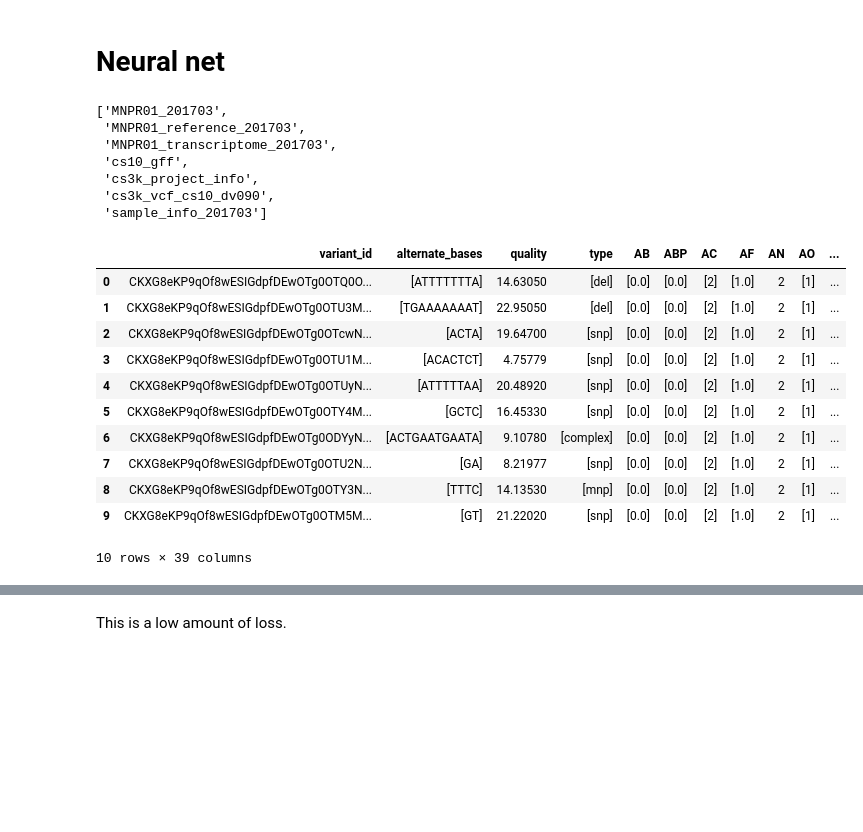
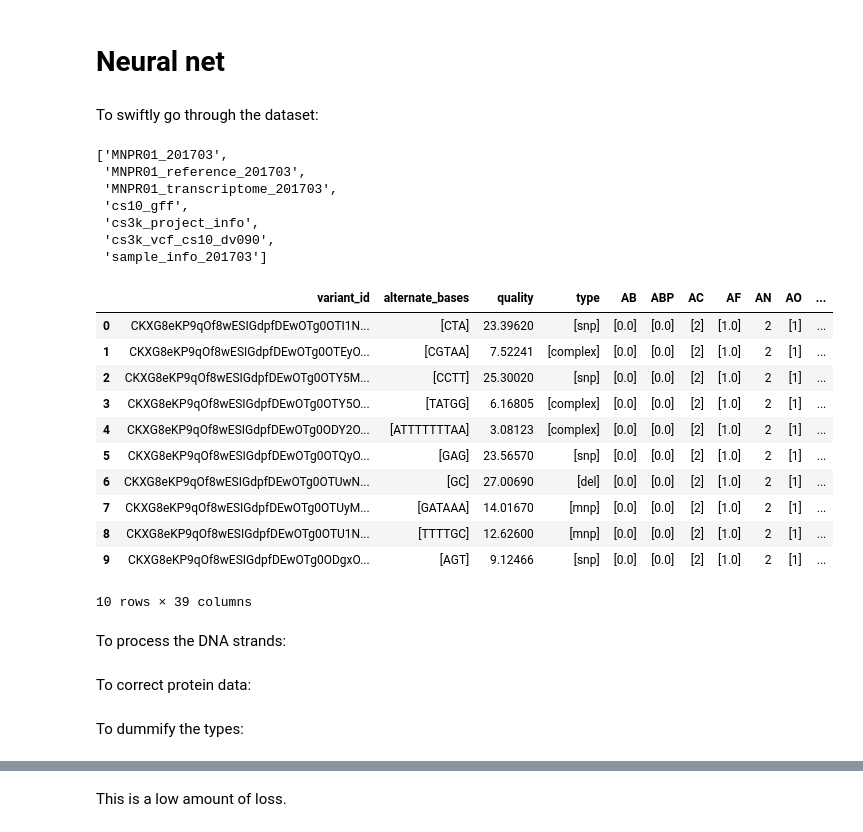
Before and after one commit to Ishancorp/marijuana_genomes_analysis, a Jupyter notebook: notebooks/neural net.ipynb, the cells around one changed output, grey strips where cells are left out. Cells and saved outputs as stored; diff of their text form; code cells hidden in the pictures; blank space fills up the shorter version.

```diff
--- a/notebooks/neural net.ipynb
+++ b/notebooks/neural net.ipynb
@@ -12,6 +12,8 @@ from tensorflow.keras.layers import Layer, Dense, Dropout, Bidirectional, Embedd
 from tensorflow.keras.optimizers import Adam
 genomes = bq_helper.BigQueryHelper(active_project="bigquery-public-data",
                                    dataset_name="genomics_cannabis")
+# %% [markdown]
+To swiftly go through the dataset:
 # %%
 bq_assistant = BigQueryHelper("bigquery-public-data", "genomics_cannabis")
 bq_assistant.list_tables()
@@ -26,33 +28,37 @@ bq_assistant.list_tables()
 # %%
 query = """SELECT
   variant_id, alternate_bases, quality, type,
   AB, ABP, AC, AF, AN, AO, DP, DPB, DPRA, EPP,
   EPPR, GTI, MQM, MQMR, NS, NUMALT, ODDS, PAO,
   PQA, PQR, PRO, QA, QR, RO, RPL, RPP, RPPR,
   RPR, RUN, SAF, SAP, SAR, SRF, SRP, SRR
 FROM
   `bigquery-public-data.genomics_cannabis.MNPR01_201703` v
-limit 100000;"""
+limit 500000;"""
 response = genomes.query_to_pandas_safe(query, max_gb_scanned=100)
 response.head(10)
 # %% [output]
 |  | variant_id | alternate_bases | quality | type | AB | ABP | AC | AF | AN | AO | ... |
-| 0 | CKXG8eKP9qOf8wESIGdpfDEwOTg0OTQ0O... | [ATTTTTTTA] | 14.63050 | [del] | [0.0] | [0.0] | [2] | [1.0] | 2 | [1] | ... |
-| 1 | CKXG8eKP9qOf8wESIGdpfDEwOTg0OTU3M... | [TGAAAAAAAT] | 22.95050 | [del] | [0.0] | [0.0] | [2] | [1.0] | 2 | [1] | ... |
-| 2 | CKXG8eKP9qOf8wESIGdpfDEwOTg0OTcwN... | [ACTA] | 19.64700 | [snp] | [0.0] | [0.0] | [2] | [1.0] | 2 | [1] | ... |
-| 3 | CKXG8eKP9qOf8wESIGdpfDEwOTg0OTU1M... | [ACACTCT] | 4.75779 | [snp] | [0.0] | [0.0] | [2] | [1.0] | 2 | [1] | ... |
-| 4 | CKXG8eKP9qOf8wESIGdpfDEwOTg0OTUyN... | [ATTTTTAA] | 20.48920 | [snp] | [0.0] | [0.0] | [2] | [1.0] | 2 | [1] | ... |
-| 5 | CKXG8eKP9qOf8wESIGdpfDEwOTg0OTY4M... | [GCTC] | 16.45330 | [snp] | [0.0] | [0.0] | [2] | [1.0] | 2 | [1] | ... |
-| 6 | CKXG8eKP9qOf8wESIGdpfDEwOTg0ODYyN... | [ACTGAATGAATA] | 9.10780 | [complex] | [0.0] | [0.0] | [2] | [1.0] | 2 | [1] | ... |
-| 7 | CKXG8eKP9qOf8wESIGdpfDEwOTg0OTU2N... | [GA] | 8.21977 | [snp] | [0.0] | [0.0] | [2] | [1.0] | 2 | [1] | ... |
-| 8 | CKXG8eKP9qOf8wESIGdpfDEwOTg0OTY3N... | [TTTC] | 14.13530 | [mnp] | [0.0] | [0.0] | [2] | [1.0] | 2 | [1] | ... |
-| 9 | CKXG8eKP9qOf8wESIGdpfDEwOTg0OTM5M... | [GT] | 21.22020 | [snp] | [0.0] | [0.0] | [2] | [1.0] | 2 | [1] | ... |
+| 0 | CKXG8eKP9qOf8wESIGdpfDEwOTg0OTI1N... | [CTA] | 23.39620 | [snp] | [0.0] | [0.0] | [2] | [1.0] | 2 | [1] | ... |
+| 1 | CKXG8eKP9qOf8wESIGdpfDEwOTg0OTEyO... | [CGTAA] | 7.52241 | [complex] | [0.0] | [0.0] | [2] | [1.0] | 2 | [1] | ... |
+| 2 | CKXG8eKP9qOf8wESIGdpfDEwOTg0OTY5M... | [CCTT] | 25.30020 | [snp] | [0.0] | [0.0] | [2] | [1.0] | 2 | [1] | ... |
+| 3 | CKXG8eKP9qOf8wESIGdpfDEwOTg0OTY5O... | [TATGG] | 6.16805 | [complex] | [0.0] | [0.0] | [2] | [1.0] | 2 | [1] | ... |
+| 4 | CKXG8eKP9qOf8wESIGdpfDEwOTg0ODY2O... | [ATTTTTTTAA] | 3.08123 | [complex] | [0.0] | [0.0] | [2] | [1.0] | 2 | [1] | ... |
+| 5 | CKXG8eKP9qOf8wESIGdpfDEwOTg0OTQyO... | [GAG] | 23.56570 | [snp] | [0.0] | [0.0] | [2] | [1.0] | 2 | [1] | ... |
+| 6 | CKXG8eKP9qOf8wESIGdpfDEwOTg0OTUwN... | [GC] | 27.00690 | [del] | [0.0] | [0.0] | [2] | [1.0] | 2 | [1] | ... |
+| 7 | CKXG8eKP9qOf8wESIGdpfDEwOTg0OTUyM... | [GATAAA] | 14.01670 | [mnp] | [0.0] | [0.0] | [2] | [1.0] | 2 | [1] | ... |
+| 8 | CKXG8eKP9qOf8wESIGdpfDEwOTg0OTU1N... | [TTTTGC] | 12.62600 | [mnp] | [0.0] | [0.0] | [2] | [1.0] | 2 | [1] | ... |
+| 9 | CKXG8eKP9qOf8wESIGdpfDEwOTg0ODgxO... | [AGT] | 9.12466 | [snp] | [0.0] | [0.0] | [2] | [1.0] | 2 | [1] | ... |
 10 rows × 39 columns
+# %% [markdown]
+To process the DNA strands:
 # %%
 response["DNA_A"] = response["alternate_bases"].str[0].str.count('A')
 response["DNA_C"] = response["alternate_bases"].str[0].str.count('C')
 response["DNA_G"] = response["alternate_bases"].str[0].str.count('G')
 response["DNA_T"] = response["alternate_bases"].str[0].str.count('T')
+# %% [markdown]
+To correct protein data:
 # %%
 proteins = ["AB", "ABP", "AC", "AF", "AO", "DPRA", "EPP", "MQM", "PAO",
             "PQA", "QA", "RPL", "RPP", "type",
@@ -61,5 +67,7 @@ proteins = ["AB", "ABP", "AC", "AF", "AO", "DPRA", "EPP", "MQM", "PAO",
 
 for protein in proteins:
     response[protein] = response[protein].str[0]
+# %% [markdown]
+To dummify the types:
 # %%
 dummies = pd.get_dummies(response["type"], dtype="int")
```
Also changed, not shown: parts of 4 cells of this notebook.
